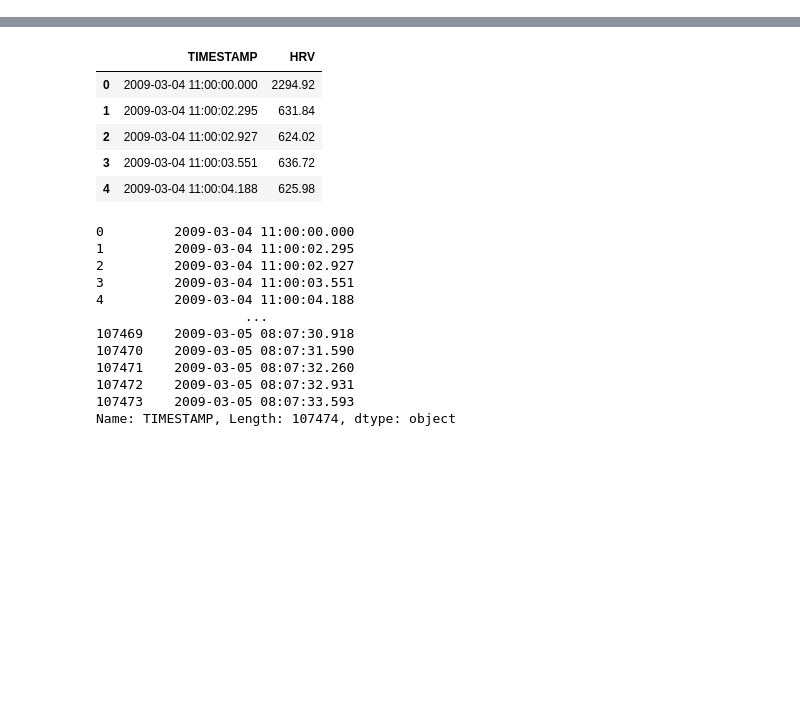
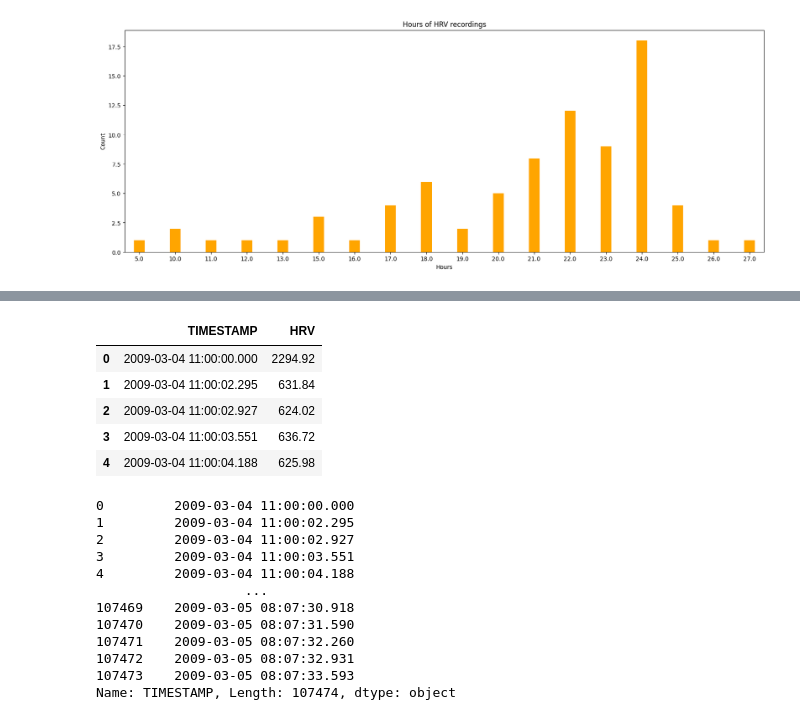
Before and after one commit to GacildaAnne/Thesis-ADHD-HRV, a Jupyter notebook: Thesis_code.ipynb, the cells around one changed output, grey strips where cells are left out. Cells and saved outputs as stored; diff of their text form; code cells hidden in the pictures; blank space fills up the shorter version.

```diff
--- a/Thesis_code.ipynb
+++ b/Thesis_code.ipynb
@@ -33,0 +52,12 @@ patient_info.head()
+# %%
+# Plot number of hours of HRV recordings
+
+plt.figure(figsize=(20,7))
+plt.title("Hours of HRV recordings")
+plt.xlabel("Hours")
+plt.ylabel("Count")
+
+patient_info.HRV_HOURS.value_counts().sort_index().plot(kind="bar", rot=0, width=0.3, color="orange")
+plt.show()
+# %% [output]
+[figure, added]
```
Also changed, not shown: parts of 12 cells of this notebook.
